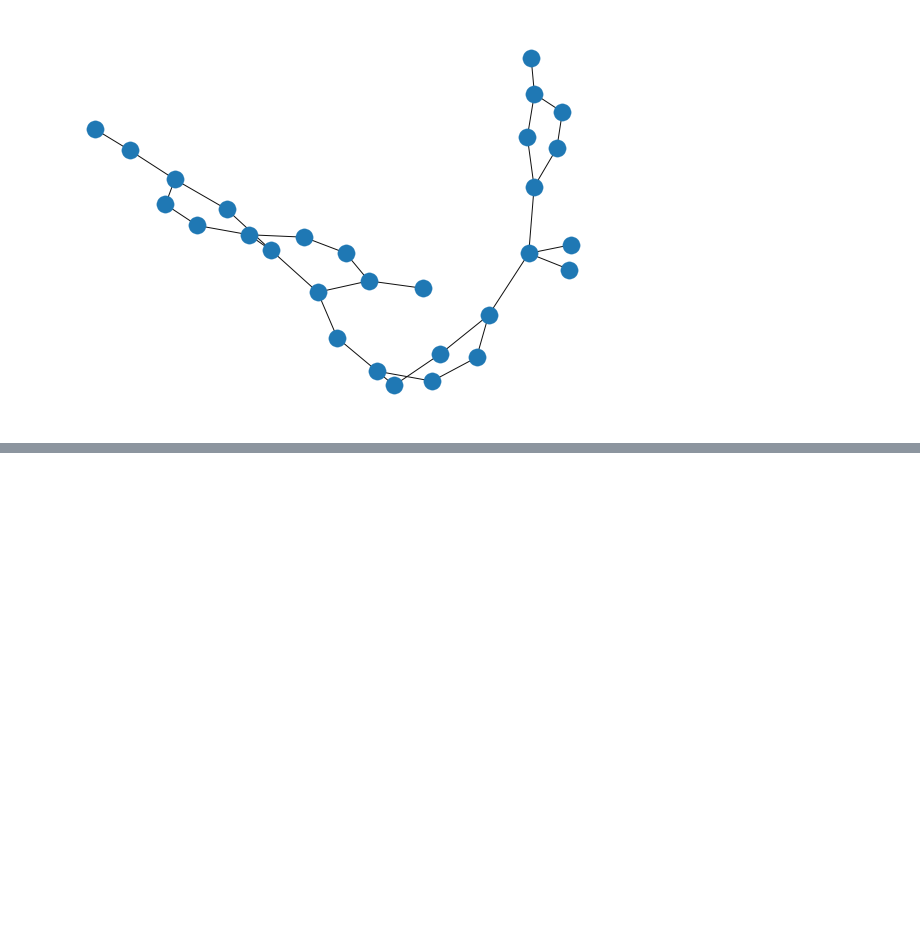
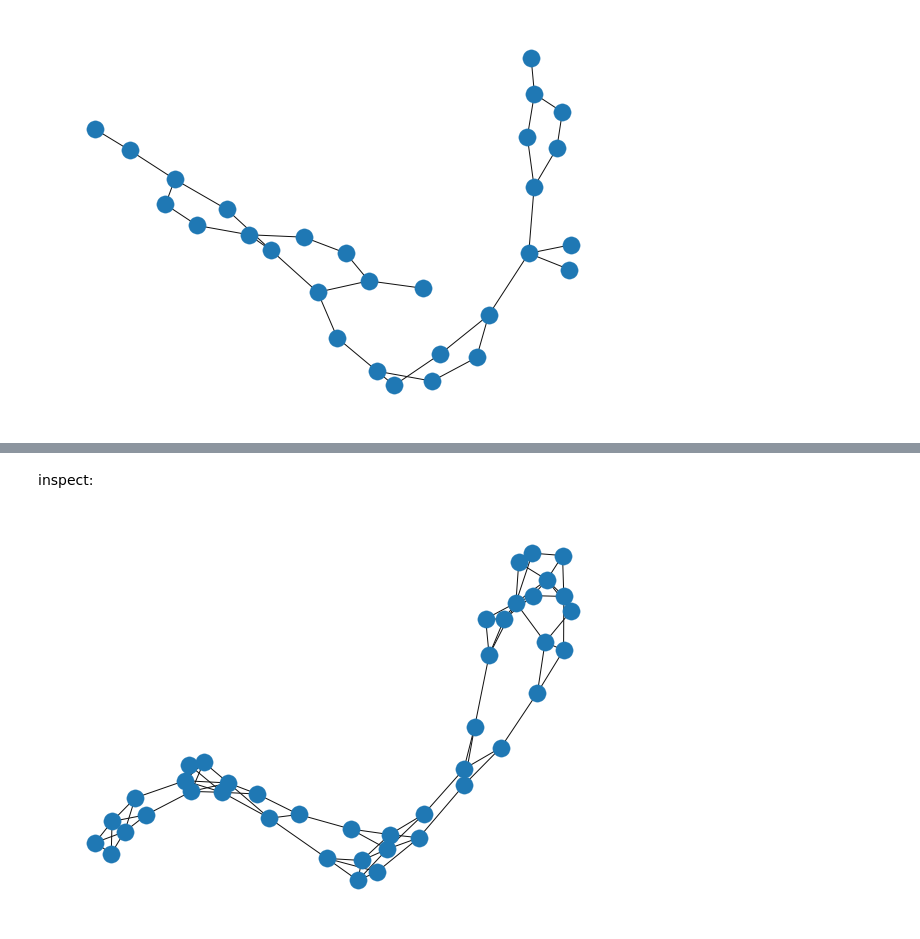
Before and after one commit to dakhtiam/graph_homomorphism, a Jupyter notebook: grandiso_notebook.ipynb, the cells around one changed output, grey strips where cells are left out. Saved outputs shown, nothing was run; the diff lists cells and outputs as text; code cells hidden in the pictures; blank space fills up the shorter version.

Commit message:
bug fixes and PROTEINS

```diff
--- a/grandiso_notebook.ipynb
+++ b/grandiso_notebook.ipynb
@@ -500,0 +531,15 @@ nx.draw(G)
+# %%
+dataset = TUDataset(root='data/TUDataset', name='PROTEINS')
+
+print()
+print(f'Dataset: {dataset}:')
+print('====================')
+print(f'Number of graphs: {len(dataset)}')
+print(f'Number of features: {dataset.num_features}')
+print(f'Number of classes: {dataset.num_classes}')
+
+data = dataset[0]  # Get the first graph object.
+
+print()
+print(data)
+print('=============================================================')
@@ -501 +555,8 @@ nx.draw(G)
+# %% [markdown]
+inspect:
+# %%
+G = uts.to_networkx(dataset[0],to_undirected = True)
+nx.draw(G)
+# %% [output]
+[figure, added]
 # %%
```
Also changed, not shown: parts of 16 cells of this notebook.
